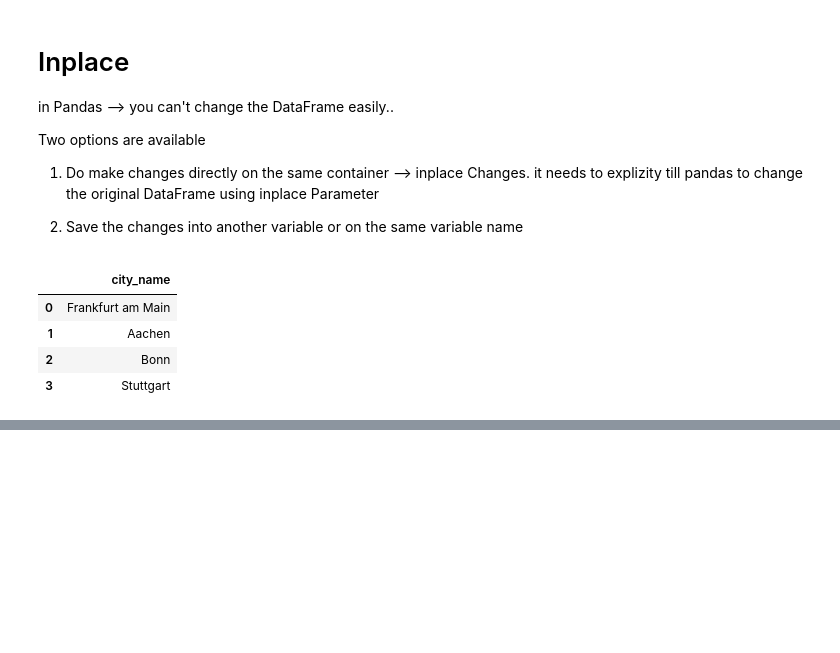
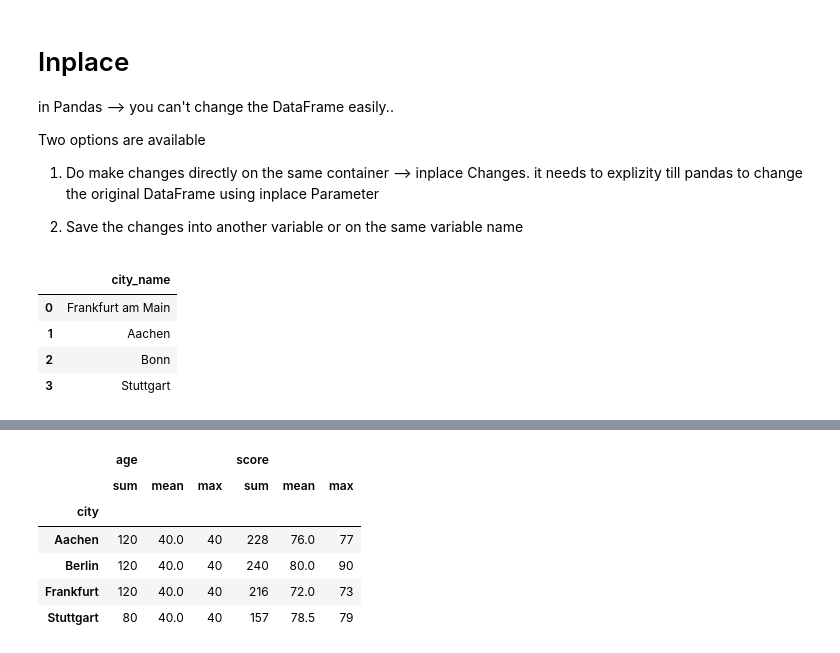
Before and after one commit to rbiotblbk/ML, a Jupyter notebook: 03_Pandas/01_Pandas_Intro.ipynb, the cells around one changed output, grey strips where cells are left out. Drawn from its saved outputs; the diff is of its cells as text; code cells hidden in the pictures; blank space fills up the shorter version.

```diff
--- a/03_Pandas/01_Pandas_Intro.ipynb
+++ b/03_Pandas/01_Pandas_Intro.ipynb
@@ -1051,0 +1166,11 @@ df.head()
+# %%
+results = groups.agg(["sum", "mean", "max"])
+results
+# %% [output]
+|  | age |  |  | score |  |  |
+|  | sum | mean | max | sum | mean | max |
+| city |  |  |  |  |  |  |
+| Aachen | 120 | 40.0 | 40 | 228 | 76.0 | 77 |
+| Berlin | 120 | 40.0 | 40 | 240 | 80.0 | 90 |
+| Frankfurt | 120 | 40.0 | 40 | 216 | 72.0 | 73 |
+| Stuttgart | 80 | 40.0 | 40 | 157 | 78.5 | 79 |
```
Also changed, not shown: parts of 15 cells of this notebook.
